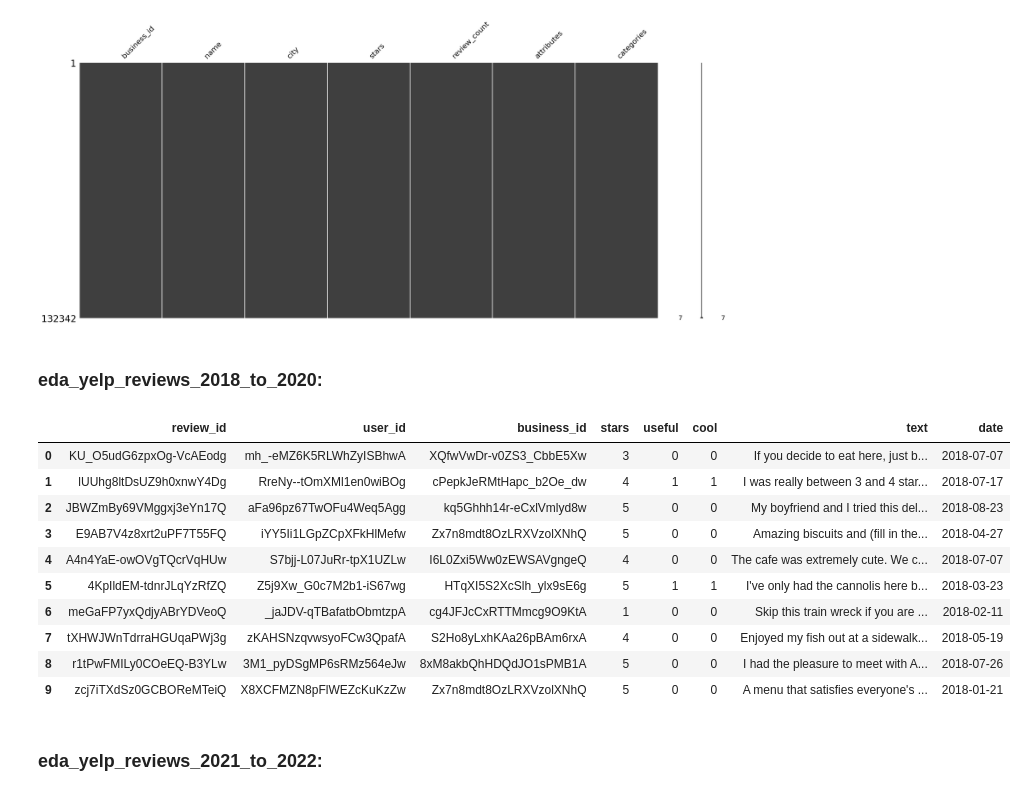
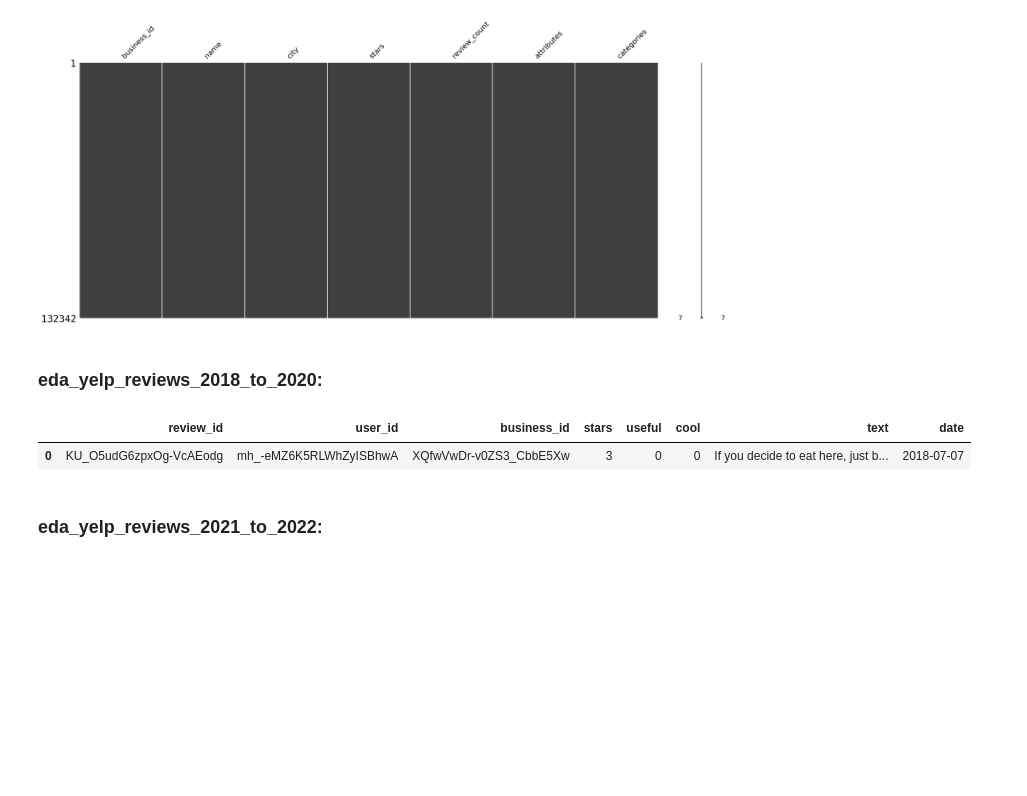
Before and after one commit to lesmengp/Proyecto-Final-Grupo-07, a Jupyter notebook: Proyecto-Final-Grupo-07-main/Sistema ML/ML_introduction.ipynb, the cells around one changed output. Drawn from its saved outputs; the diff is of its cells as text; code cells hidden in the pictures; blank space fills up the shorter version.

```diff
--- a/Proyecto-Final-Grupo-07-main/Sistema ML/ML_introduction.ipynb
+++ b/Proyecto-Final-Grupo-07-main/Sistema ML/ML_introduction.ipynb
@@ -165,19 +180,10 @@ msno.matrix(eda_yelp_business)
 # %%
 eda_yelp_reviews_2018_to_2020 = pd.read_parquet('../../../Eda_datasets/eda_yelp_reviews_2018_to_2020.parquet')
 # %%
-eda_yelp_reviews_2018_to_2020.head(10)
+eda_yelp_reviews_2018_to_2020.head(1)
 # %% [output]
 |  | review_id | user_id | business_id | stars | useful | cool | text | date |
 | 0 | KU_O5udG6zpxOg-VcAEodg | mh_-eMZ6K5RLWhZyISBhwA | XQfwVwDr-v0ZS3_CbbE5Xw | 3 | 0 | 0 | If you decide to eat here, just b... | 2018-07-07 |
-| 1 | lUUhg8ltDsUZ9h0xnwY4Dg | RreNy--tOmXMl1en0wiBOg | cPepkJeRMtHapc_b2Oe_dw | 4 | 1 | 1 | I was really between 3 and 4 star... | 2018-07-17 |
-| 2 | JBWZmBy69VMggxj3eYn17Q | aFa96pz67TwOFu4Weq5Agg | kq5Ghhh14r-eCxlVmlyd8w | 5 | 0 | 0 | My boyfriend and I tried this del... | 2018-08-23 |
-| 3 | E9AB7V4z8xrt2uPF7T55FQ | iYY5Ii1LGpZCpXFkHlMefw | Zx7n8mdt8OzLRXVzolXNhQ | 5 | 0 | 0 | Amazing biscuits and (fill in the... | 2018-04-27 |
-| 4 | A4n4YaE-owOVgTQcrVqHUw | S7bjj-L07JuRr-tpX1UZLw | I6L0Zxi5Ww0zEWSAVgngeQ | 4 | 0 | 0 | The cafe was extremely cute. We c... | 2018-07-07 |
-| 5 | 4KpIldEM-tdnrJLqYzRfZQ | Z5j9Xw_G0c7M2b1-iS67wg | HTqXI5S2XcSlh_ylx9sE6g | 5 | 1 | 1 | I've only had the cannolis here b... | 2018-03-23 |
-| 6 | meGaFP7yxQdjyABrYDVeoQ | _jaJDV-qTBafatbObmtzpA | cg4JFJcCxRTTMmcg9O9KtA | 1 | 0 | 0 | Skip this train wreck if you are ... | 2018-02-11 |
-| 7 | tXHWJWnTdrraHGUqaPWj3g | zKAHSNzqvwsyoFCw3QpafA | S2Ho8yLxhKAa26pBAm6rxA | 4 | 0 | 0 | Enjoyed my fish out at a sidewalk... | 2018-05-19 |
-| 8 | r1tPwFMILy0COeEQ-B3YLw | 3M1_pyDSgMP6sRMz564eJw | 8xM8akbQhHDQdJO1sPMB1A | 5 | 0 | 0 | I had the pleasure to meet with A... | 2018-07-26 |
-| 9 | zcj7iTXdSz0GCBOReMTeiQ | X8XCFMZN8pFlWEZcKuKzZw | Zx7n8mdt8OzLRXVzolXNhQ | 5 | 0 | 0 | A menu that satisfies everyone's ... | 2018-01-21 |
 # %% [markdown]
 ### eda_yelp_reviews_2021_to_2022:
 # %%
```
Also changed, not shown: parts of 13 cells of this notebook, 1 other file.
